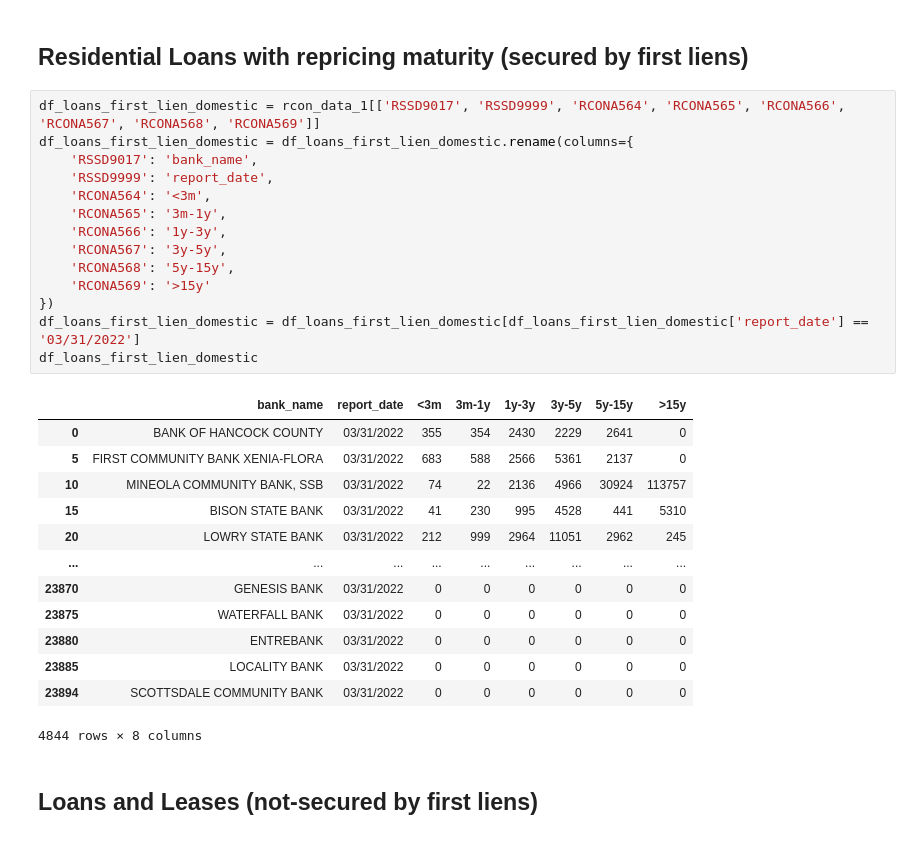
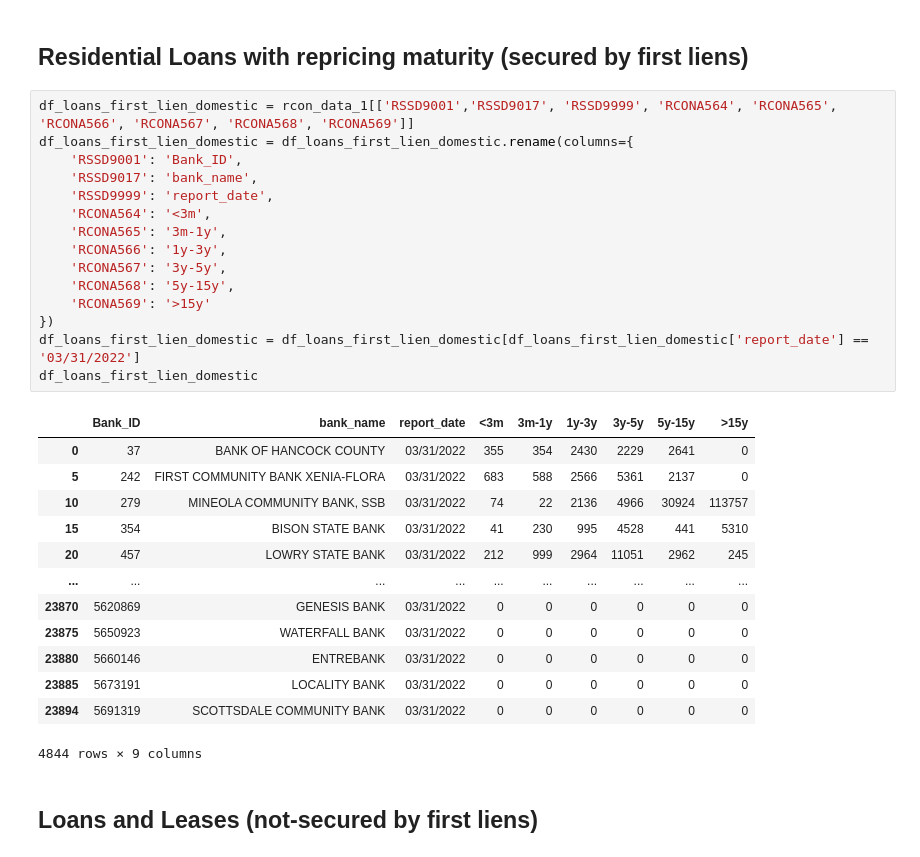
Before and after one commit to huangpz-a11y/P2_Monetary_Tightening, a Jupyter notebook: src/Final Project Exploration - Jason Wang.ipynb, the cells around one changed output. Saved outputs shown, nothing was run; the diff lists cells and outputs as text.

```diff
--- a/src/Final Project Exploration - Jason Wang.ipynb
+++ b/src/Final Project Exploration - Jason Wang.ipynb
@@ -111,33 +176,34 @@ GSIB_asset
 # %% [markdown]
 ## Residential Loans with repricing maturity (secured by first liens)
 # %%
-df_loans_first_lien_domestic = rcon_data_1[['RSSD9017', 'RSSD9999', 'RCONA564', 'RCONA565', 'RCONA566', 'RCONA567', 'RCONA568', 'RCONA569']]
+df_loans_first_lien_domestic = rcon_data_1[['RSSD9001','RSSD9017', 'RSSD9999', 'RCONA564', 'RCONA565', 'RCONA566', 'RCONA567', 'RCONA568', 'RCONA569']]
 df_loans_first_lien_domestic = df_loans_first_lien_domestic.rename(columns={
+    'RSSD9001': 'Bank_ID',
     'RSSD9017': 'bank_name',
     'RSSD9999': 'report_date',
     'RCONA564': '<3m',
     'RCONA565': '3m-1y',
     'RCONA566': '1y-3y',
     'RCONA567': '3y-5y',
     'RCONA568': '5y-15y',
     'RCONA569': '>15y'
 })
 df_loans_first_lien_domestic = df_loans_first_lien_domestic[df_loans_first_lien_domestic['report_date'] == '03/31/2022']
 df_loans_first_lien_domestic
 # %% [output]
-|  | bank_name | report_date | <3m | 3m-1y | 1y-3y | 3y-5y | 5y-15y | >15y |
-| 0 | BANK OF HANCOCK COUNTY | 03/31/2022 | 355 | 354 | 2430 | 2229 | 2641 | 0 |
-| 5 | FIRST COMMUNITY BANK XENIA-FLORA | 03/31/2022 | 683 | 588 | 2566 | 5361 | 2137 | 0 |
-| 10 | MINEOLA COMMUNITY BANK, SSB | 03/31/2022 | 74 | 22 | 2136 | 4966 | 30924 | 113757 |
-| 15 | BISON STATE BANK | 03/31/2022 | 41 | 230 | 995 | 4528 | 441 | 5310 |
-| 20 | LOWRY STATE BANK | 03/31/2022 | 212 | 999 | 2964 | 11051 | 2962 | 245 |
-| ... | ... | ... | ... | ... | ... | ... | ... | ... |
-| 23870 | GENESIS BANK | 03/31/2022 | 0 | 0 | 0 | 0 | 0 | 0 |
-| 23875 | WATERFALL BANK | 03/31/2022 | 0 | 0 | 0 | 0 | 0 | 0 |
-| 23880 | ENTREBANK | 03/31/2022 | 0 | 0 | 0 | 0 | 0 | 0 |
-| 23885 | LOCALITY BANK | 03/31/2022 | 0 | 0 | 0 | 0 | 0 | 0 |
-| 23894 | SCOTTSDALE COMMUNITY BANK | 03/31/2022 | 0 | 0 | 0 | 0 | 0 | 0 |
+|  | Bank_ID | bank_name | report_date | <3m | 3m-1y | 1y-3y | 3y-5y | 5y-15y | >15y |
+| 0 | 37 | BANK OF HANCOCK COUNTY | 03/31/2022 | 355 | 354 | 2430 | 2229 | 2641 | 0 |
+| 5 | 242 | FIRST COMMUNITY BANK XENIA-FLORA | 03/31/2022 | 683 | 588 | 2566 | 5361 | 2137 | 0 |
+| 10 | 279 | MINEOLA COMMUNITY BANK, SSB | 03/31/2022 | 74 | 22 | 2136 | 4966 | 30924 | 113757 |
+| 15 | 354 | BISON STATE BANK | 03/31/2022 | 41 | 230 | 995 | 4528 | 441 | 5310 |
+| 20 | 457 | LOWRY STATE BANK | 03/31/2022 | 212 | 999 | 2964 | 11051 | 2962 | 245 |
+| ... | ... | ... | ... | ... | ... | ... | ... | ... | ... |
+| 23870 | 5620869 | GENESIS BANK | 03/31/2022 | 0 | 0 | 0 | 0 | 0 | 0 |
+| 23875 | 5650923 | WATERFALL BANK | 03/31/2022 | 0 | 0 | 0 | 0 | 0 | 0 |
+| 23880 | 5660146 | ENTREBANK | 03/31/2022 | 0 | 0 | 0 | 0 | 0 | 0 |
+| 23885 | 5673191 | LOCALITY BANK | 03/31/2022 | 0 | 0 | 0 | 0 | 0 | 0 |
+| 23894 | 5691319 | SCOTTSDALE COMMUNITY BANK | 03/31/2022 | 0 | 0 | 0 | 0 | 0 | 0 |
-4844 rows × 8 columns
+4844 rows × 9 columns
 # %% [markdown]
 ## Loans and Leases (not-secured by first liens)
 # %%
```
Also changed, not shown: parts of 97 cells of this notebook.
